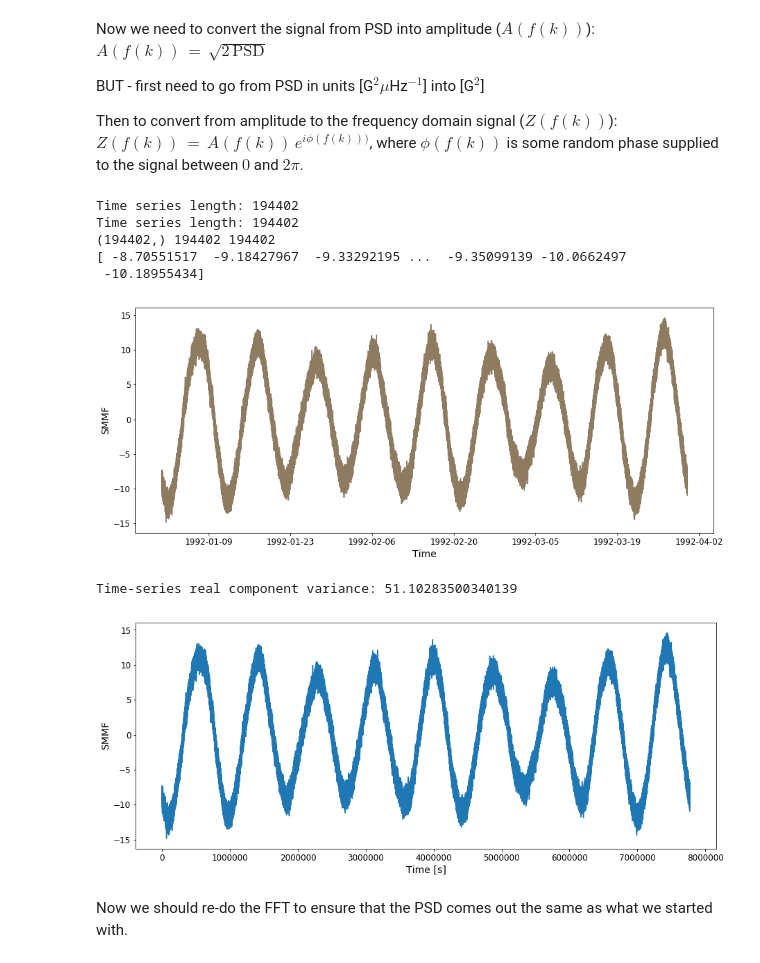
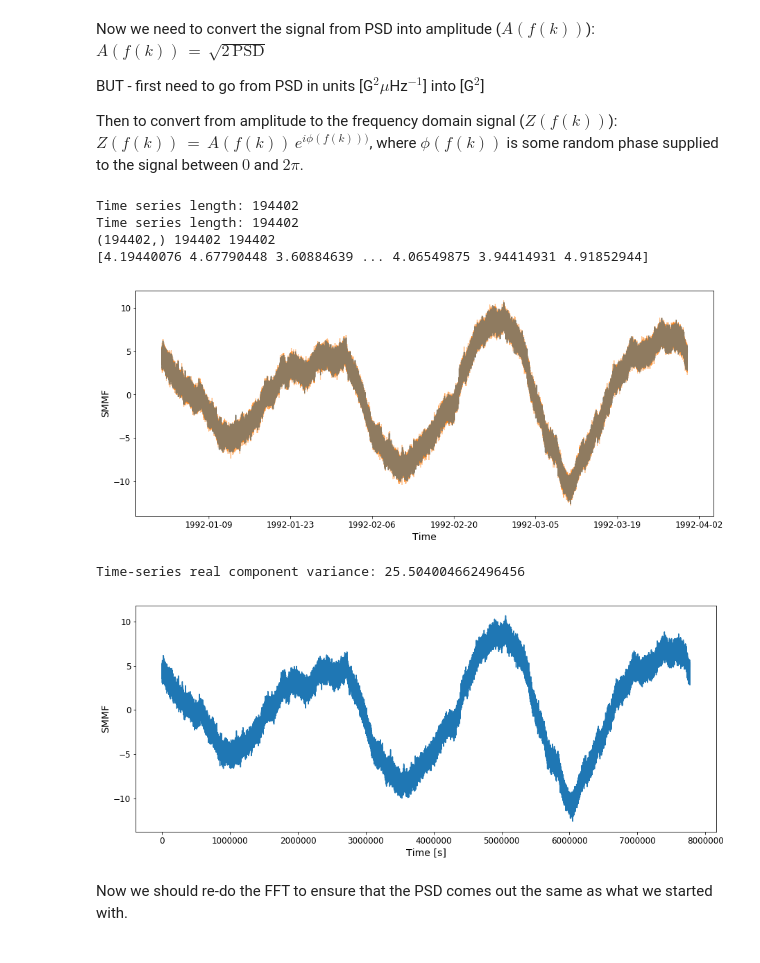
Before and after one commit to exr007/GP_test, a Jupyter notebook: GP_test_40s.ipynb, the cells around one changed output. Drawn from its saved outputs; the diff is of its cells as text; code cells hidden in the pictures.

```diff
--- a/GP_test_40s.ipynb
+++ b/GP_test_40s.ipynb
@@ -16,14 +16,14 @@ Here we create and plot the power spectrum of the artificial data, to have a pea
 # %%
 dx = 0.1286 # Resolution 0.1286 muHz (90 days ~= 3 mths)
 x = np.arange(0, (1*1e6/(40)), dx) # Nyquist = 40 s
-x_0 = (1e6/(3600*24*10)) # Central frequency of fundamental peak (i.e. 27-day peak ~= 0.43 muHz)
-A = 500 # Amplitude of fundamental peak [G]
+x_0 = (1e6/(3600*24*27)) # Central frequency of fundamental peak (i.e. 27-day peak ~= 0.43 muHz)
+A = 700 # Amplitude of fundamental peak [G]
 width = 0.03 # Width [muHz]
 
 powers = [single_lorentzian(x, x_0, A, width, i) for i in np.arange(1,2)] # Create peak(s)
 powers = np.sum(powers, axis=0) # Sum single peak(s) together into one power spectrum
 print("Power = %s"%(np.sum(powers * dx * 1e6)))
-powers = powers + 0.5 # Add a bkgnd level of 1
+powers = powers + 0.25 # Add a bkgnd level of 1
 
 sigma = 0
 tau = 0.004
@@ -71,39 +71,38 @@ ts = t * (40) # Time array [s]
 print('Time series length: %s'%(len(time_series)))
 print(noise.shape, len(powers), len(time_series))
 print(time_series)
 # Put the time series into a pandas DataFramd with the index as time since 01/01/1992
 df = pd.DataFrame({'SMMF':time_series.real},
                       index=[datetime.datetime(1992,1,1) + datetime.timedelta(seconds=int(ti)) for ti in ts])
 
 # Plot time series
 fig, ax = plt.subplots(figsize=(15,6))
 ax.set_xlabel('Time', fontsize=14)
 ax.set_ylabel('SMMF', fontsize=14)
 ax.tick_params(labelsize=12)
 ax.plot(df.index.values, df['SMMF'])
 
-yerr = np.random.normal(0, 0.025, len(time_series))
+yerr = np.random.normal(0, 0.25, len(time_series))
 ax.errorbar(df.index.values, df['SMMF'], abs(yerr), alpha=0.5)
 plt.show()
 
 # Plot time series
 fig, ax = plt.subplots(figsize=(15,6))
 ax.set_xlabel('Time [s]', fontsize=14)
 ax.set_ylabel('SMMF', fontsize=14)
 ax.tick_params(labelsize=12)
 ax.plot(ts, df['SMMF'])
 
 
 print('Time-series real component variance: %s'%(np.std(time_series.real)**2))
 # %% [output]
 Time series length: 194402
 Time series length: 194402
 (194402,) 194402 194402
-[ -8.70551517  -9.18427967  -9.33292195 ...  -9.35099139 -10.0662497
- -10.18955434]
+[4.19440076 4.67790448 3.60884639 ... 4.06549875 3.94414931 4.91852944]
-[figure, old version]
+[figure, new version]
-Time-series real component variance: 51.10283500340139
+Time-series real component variance: 25.504004662496456
-[figure, old version]
+[figure, new version]
 # %% [markdown]
 Now we should re-do the FFT to ensure that the PSD comes out the same as what we started with.
 # %%
```
Also changed, not shown: parts of 11 cells of this notebook, 1 other file.
